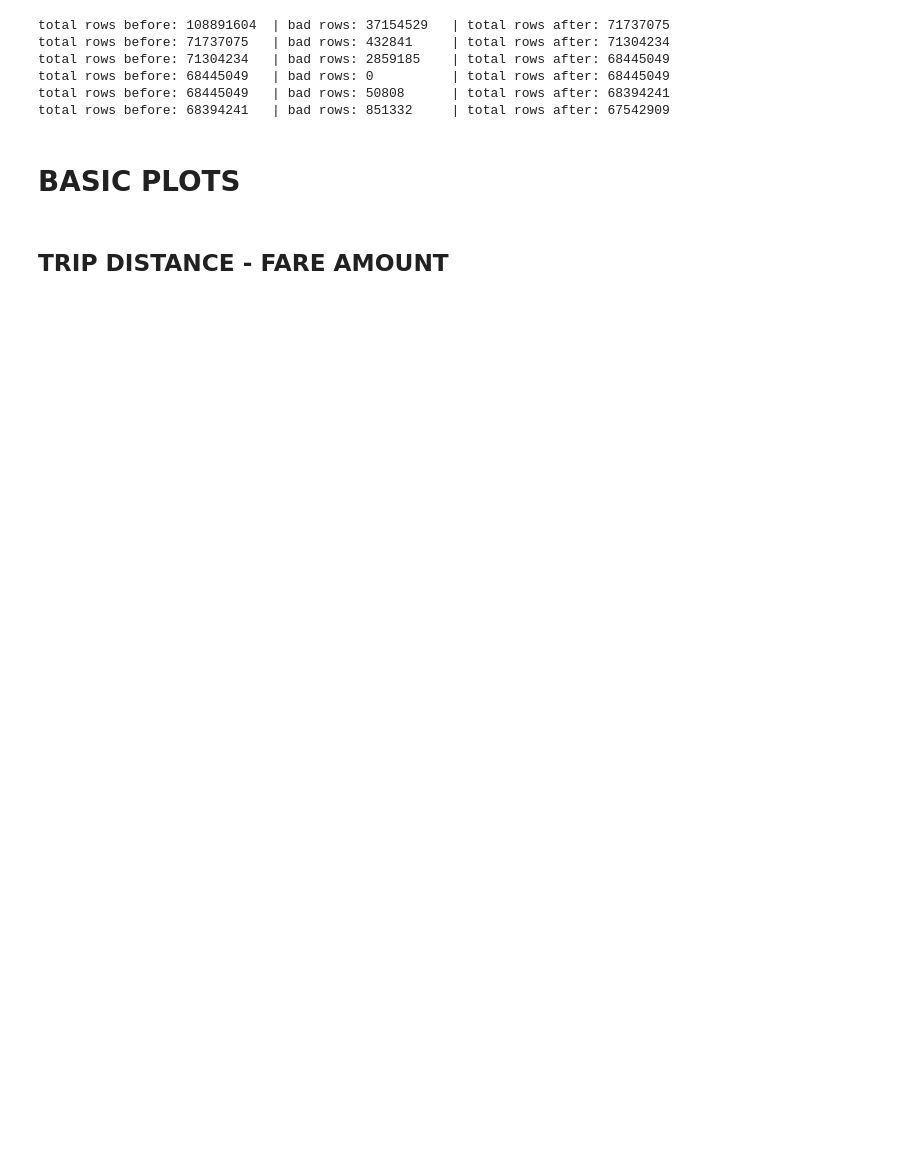
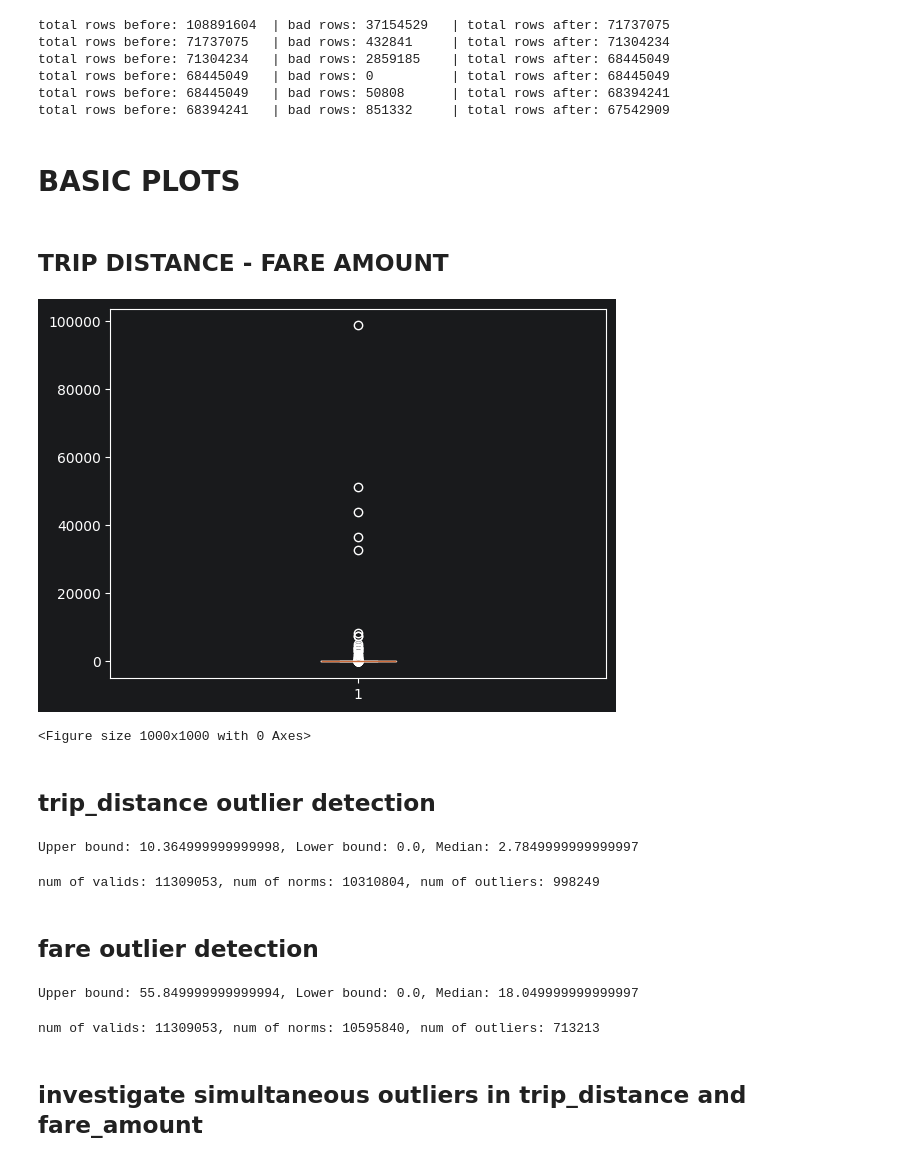
Before and after one commit to lazarosmpistas/ny-taxi-predictor, a Jupyter notebook: src/data_management/data_exploration.ipynb, the cells around one changed output. Cells and saved outputs as stored; diff of their text form; code cells hidden in the pictures; blank space fills up the shorter version.

Commit message:
further updated data exploration nb to plot things, removed cols in data norm, started model, various comments

```diff
--- a/src/data_management/data_exploration.ipynb
+++ b/src/data_management/data_exploration.ipynb
@@ -185,3 +234,56 @@ for ax, column in zip(axs, ["trip_distance", "fare_amount"]):
 
 plt.tight_layout()
 plt.show()
+# %%
+plt.boxplot(df_valid["trip_distance"])
+fig = plt.figure(figsize=(10, 10))
+plt.show()
+# %% [output]
+[figure, added]
+<Figure size 1000x1000 with 0 Axes>
+# %% [markdown]
+## trip_distance outlier detection
+# %%
+q1 = np.quantile(df_valid["trip_distance"], 0.2)
+q3 = np.quantile(df_valid["trip_distance"], 0.8)
+
+iqr = q3-q1
+
+upper_bound = q3 + 1.5*iqr
+lower_bound = np.max([q1 - 1.5*iqr, 0])
+
+median = q1+0.5*iqr
+
+print(f"Upper bound: {upper_bound}, Lower bound: {lower_bound}, Median: {median}")
+# %% [output]
+Upper bound: 10.364999999999998, Lower bound: 0.0, Median: 2.7849999999999997
+# %%
+outlier_condition_distance = (df_valid["trip_distance"] > upper_bound) | (df_valid["trip_distance"] < lower_bound)
+
+print(f"num of valids: {len(df_valid)}, num of norms: {len(df_valid) - len(df_valid[outlier_condition_distance])}, num of outliers: {len(df_valid[outlier_condition_distance])}")
+# %% [output]
+num of valids: 11309053, num of norms: 10310804, num of outliers: 998249
+# %% [markdown]
+## fare outlier detection
+# %%
+q1 = np.quantile(df_valid["fare_amount"], 0.2)
+q3 = np.quantile(df_valid["fare_amount"], 0.8)
+
+iqr = q3-q1
+
+upper_bound = q3 + 1.5*iqr
+lower_bound = np.max([q1 - 1.5*iqr, 0])
+
+median = q1+0.5*iqr
+
+print(f"Upper bound: {upper_bound}, Lower bound: {lower_bound}, Median: {median}")
+# %% [output]
+Upper bound: 55.849999999999994, Lower bound: 0.0, Median: 18.049999999999997
+# %%
+outlier_condition_fare = (df_valid["fare_amount"] > upper_bound) | (df_valid["fare_amount"] < lower_bound)
+
+print(f"num of valids: {len(df_valid)}, num of norms: {len(df_valid) - len(df_valid[outlier_condition_fare])}, num of outliers: {len(df_valid[outlier_condition_fare])}")
+# %% [output]
+num of valids: 11309053, num of norms: 10595840, num of outliers: 713213
+# %% [markdown]
+## investigate simultaneous outliers in trip_distance and fare_amount
```
Also changed, not shown: parts of 18 cells of this notebook, 3 other files.
